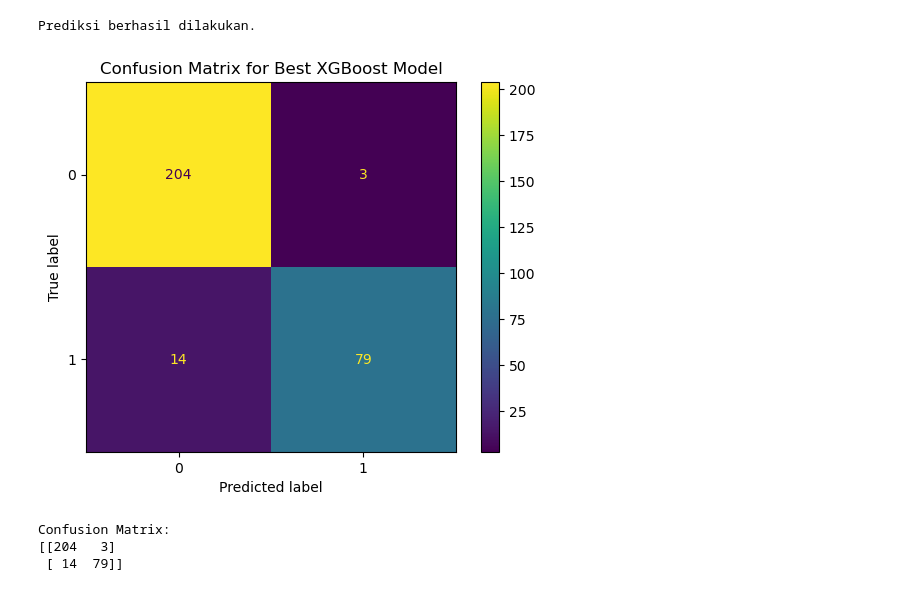
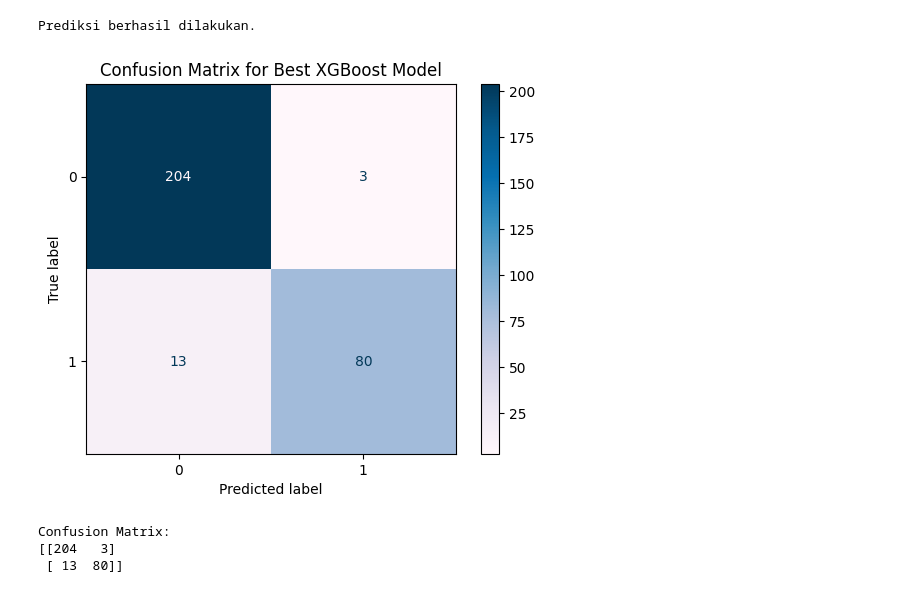
Before and after one commit to agirahmawandi/4kings_project, a Jupyter notebook: Stage2_Modeling_Tunning.ipynb, the cells around one changed output. Saved outputs shown, nothing was run; the diff lists cells and outputs as text; code cells hidden in the pictures.

```diff
--- a/Stage2_Modeling_Tunning.ipynb
+++ b/Stage2_Modeling_Tunning.ipynb
@@ -197,15 +139,14 @@ def bin_experience(x):
             labels.append("Senior")
     return np.array(labels).reshape(-1,1)
 
+
 # a. EducationLevel → OH encode
 edu_pipeline = Pipeline([
-    ("onehot", OneHotEncoder(drop="first"))
+    ("onehot", OneHotEncoder(drop="first"))  # one-hot encode EducationLevel
 ])
 
-
-
 exp_pipeline = Pipeline([
-    ("binning", FunctionTransformer(bin_experience, validate=False)),
+    ("binning", FunctionTransformer(bin_experience, validate=False,feature_names_out="one-to-one")),
     ("onehot", OneHotEncoder(drop="first"))  # one-hot encode hasil binning
 ])
 
@@ -225,26 +166,35 @@ num_pipeline = Pipeline([
 # =====================
 preprocessor = ColumnTransformer(
     transformers=[
-        ("education", edu_pipeline, ["EducationLevel"]),
+        ("num", num_pipeline, num_features),
         ("experience", exp_pipeline, ["ExperienceYears"]),
         ("recruitment", recruitment_pipeline, ["RecruitmentStrategy"]),
-        ("num", num_pipeline, num_features)
+        ("education", edu_pipeline, ["EducationLevel"])
+
+
+
+
+
+
     ],
     remainder="drop"
 )
 
 
 # Pipeline gabungan: cleaning + preprocessing
+
+
+preprocessor.fit(X_train)
+# # Simpan pipeline preprocessing
+joblib.dump(preprocessor, "preprocesor.pkl")
+print("Pipeline preprocessing berhasil disimpan.")
+
+
+
 full_pipeline = Pipeline([
     ("cleaning", DataCleaner()),   # tahap cleaning
     ("preprocessing", preprocessor) # tahap preprocessing (OH, scaling, dsb.)
 ])
-
-# preprocessor.fit(X_train)
-# Simpan pipeline preprocessing
-joblib.dump(preprocessor, "preprocesor.pkl")
-print("Pipeline preprocessing berhasil disimpan.")
-
 # Transform data
 X_train_transformed = full_pipeline.fit_transform(X_train)
 X_test_transformed  = full_pipeline.transform(X_test)
@@ -1042,23 +940,23 @@ Prediksi berhasil dilakukan.
 # %%
 from sklearn.metrics import confusion_matrix, ConfusionMatrixDisplay
 import matplotlib.pyplot as plt
-
+y_pred = best_xgboost_model.predict(X_test_transformed)
 # Hitung confusion matrix
 cm = confusion_matrix(y_test, y_pred)
 
 # Tampilkan visualisasi confusion matrix
 disp = ConfusionMatrixDisplay(confusion_matrix=cm, display_labels=best_xgboost_model.classes_)
-disp.plot()
+disp.plot(cmap='PuBu')
 
 # Tambahkan judul dan tampilkan plot
 plt.title('Confusion Matrix for Best XGBoost Model')
 plt.show()
 
 # Jika ingin melihat angkanya saja
 print("Confusion Matrix:")
 print(cm)
 # %% [output]
-[figure, old version]
+[figure, new version]
 Confusion Matrix:
 [[204   3]
- [ 14  79]]
+ [ 13  80]]
```
Also changed, not shown: parts of 18 cells of this notebook, 10 other files.
